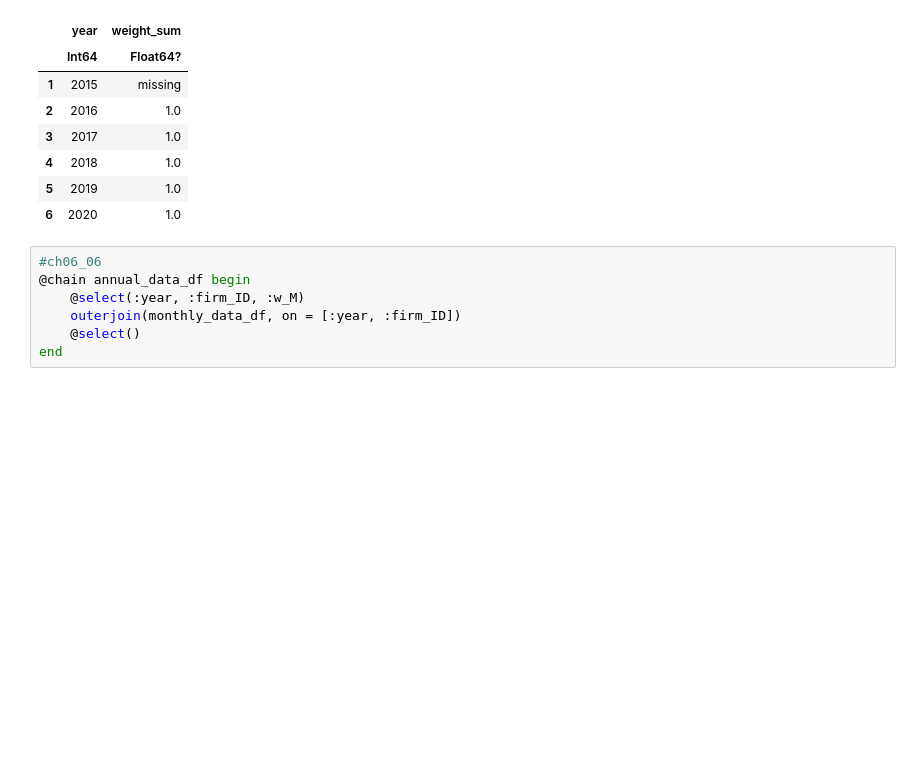
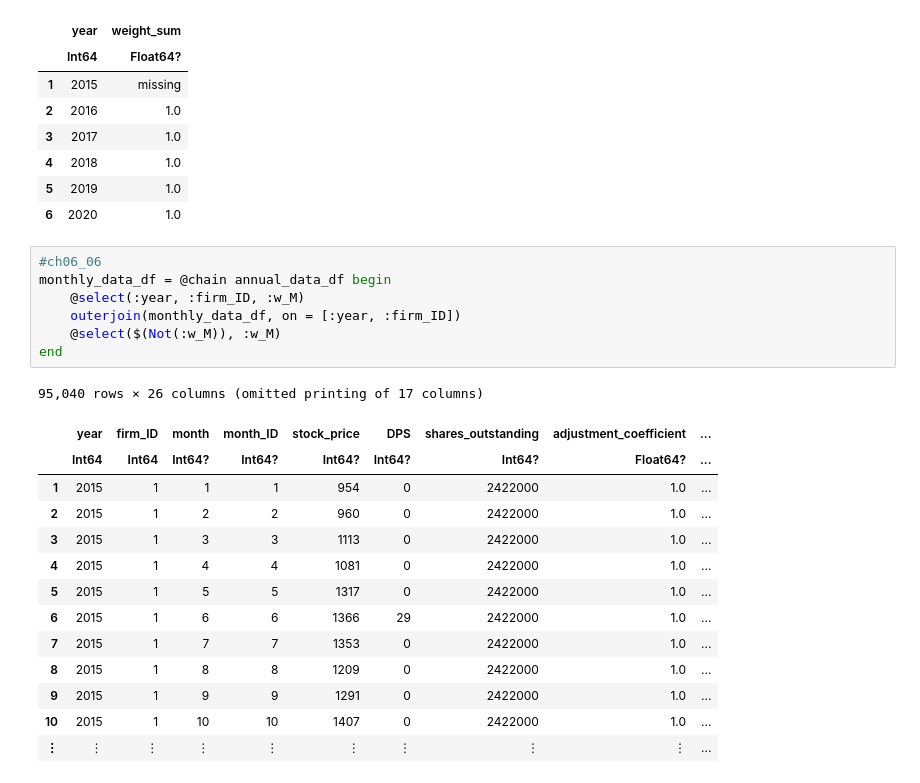
Before and after one commit to ktman-ktman/empirical-accounting-and-finance-in-r, a Jupyter notebook: notebook/ch06/ch06.ipynb, the cells around one changed output. Cells and saved outputs as stored; diff of their text form; blank space fills up the shorter version.

```diff
--- a/notebook/ch06/ch06.ipynb
+++ b/notebook/ch06/ch06.ipynb
@@ -124,11 +106,26 @@ end
 | 6 | 2020 | 1.0 |
 # %%
 #ch06_06
-@chain annual_data_df begin
+monthly_data_df = @chain annual_data_df begin
     @select(:year, :firm_ID, :w_M)
     outerjoin(monthly_data_df, on = [:year, :firm_ID])
-    @select()
+    @select($(Not(:w_M)), :w_M)
 end
+# %% [output]
+95,040 rows × 26 columns (omitted printing of 17 columns)
+|  | year | firm_ID | month | month_ID | stock_price | DPS | shares_outstanding | adjustment_coefficient | ... |
+|  | Int64 | Int64 | Int64? | Int64? | Int64? | Int64? | Int64? | Float64? | ... |
+| 1 | 2015 | 1 | 1 | 1 | 954 | 0 | 2422000 | 1.0 | ... |
+| 2 | 2015 | 1 | 2 | 2 | 960 | 0 | 2422000 | 1.0 | ... |
+| 3 | 2015 | 1 | 3 | 3 | 1113 | 0 | 2422000 | 1.0 | ... |
+| 4 | 2015 | 1 | 4 | 4 | 1081 | 0 | 2422000 | 1.0 | ... |
+| 5 | 2015 | 1 | 5 | 5 | 1317 | 0 | 2422000 | 1.0 | ... |
+| 6 | 2015 | 1 | 6 | 6 | 1366 | 29 | 2422000 | 1.0 | ... |
+| 7 | 2015 | 1 | 7 | 7 | 1353 | 0 | 2422000 | 1.0 | ... |
+| 8 | 2015 | 1 | 8 | 8 | 1209 | 0 | 2422000 | 1.0 | ... |
+| 9 | 2015 | 1 | 9 | 9 | 1291 | 0 | 2422000 | 1.0 | ... |
+| 10 | 2015 | 1 | 10 | 10 | 1407 | 0 | 2422000 | 1.0 | ... |
+| ⋮ | ⋮ | ⋮ | ⋮ | ⋮ | ⋮ | ⋮ | ⋮ | ⋮ | ... |
 # %%
 #ch06_06
 factor_data_df = @chain monthly_data_df begin
```
Also changed, not shown: parts of 32 cells of this notebook.
